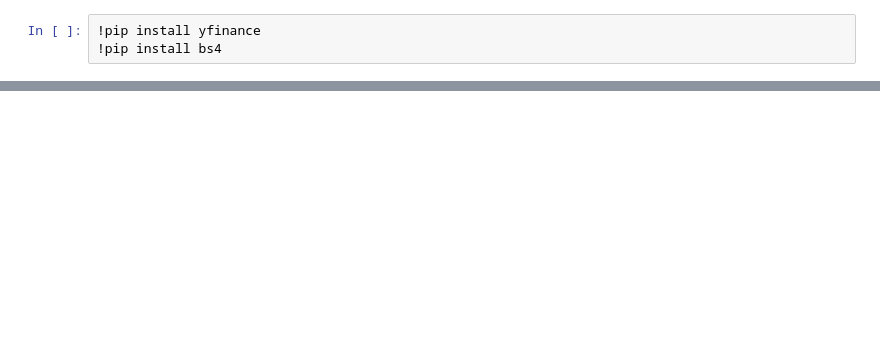
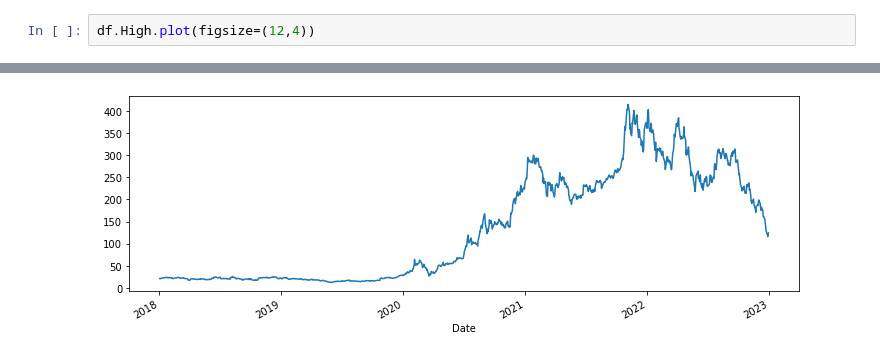
Before and after one commit to rupalichhtrola/Python_EDA, a Jupyter notebook: time series dataset-TSLA _EDA.ipynb, the cells around one changed output, grey strips where cells are left out. Cells and saved outputs as stored; diff of their text form; blank space fills up the shorter version.

```diff
--- a/time series dataset-TSLA _EDA.ipynb
+++ b/time series dataset-TSLA _EDA.ipynb
@@ -48,4 +62,3 @@ TypeError: string indices must be integers
 # %%
-!pip install yfinance
-!pip install bs4
+df.High.plot(figsize=(12,4))
 # %% [output]
@@ -90 +66,2 @@ Successfully installed bs4-0.0.1
+[figure, added]
 # %%
```
Also changed, not shown: parts of 55 cells of this notebook.
